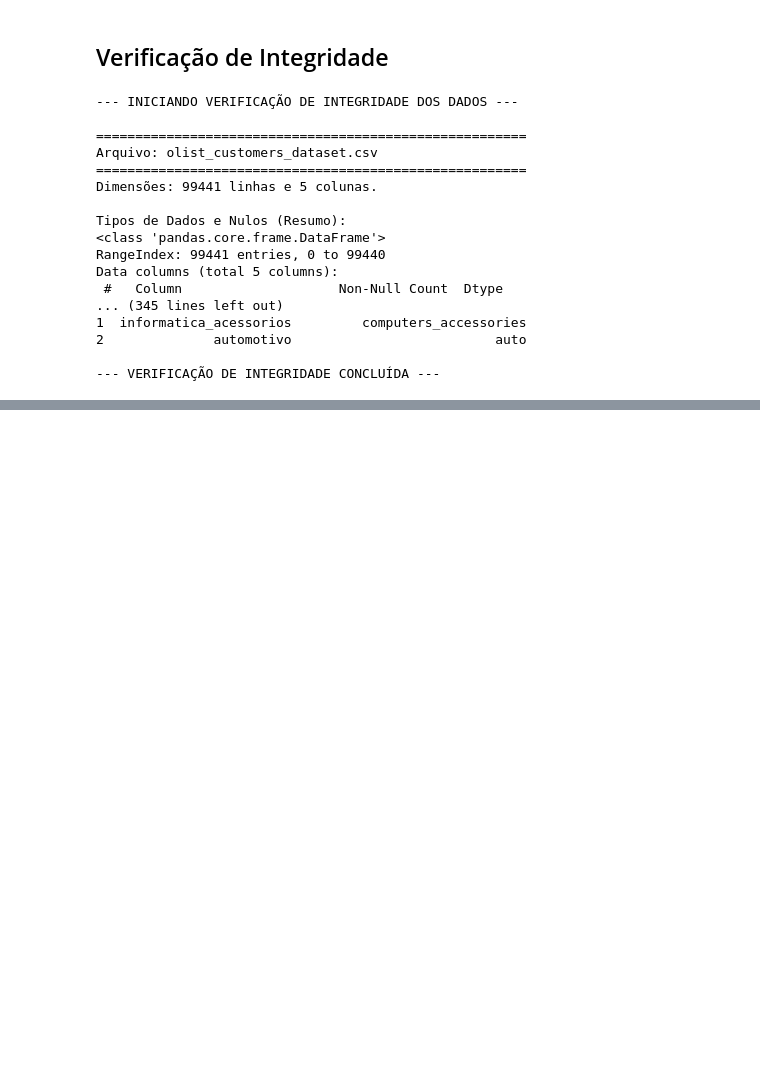
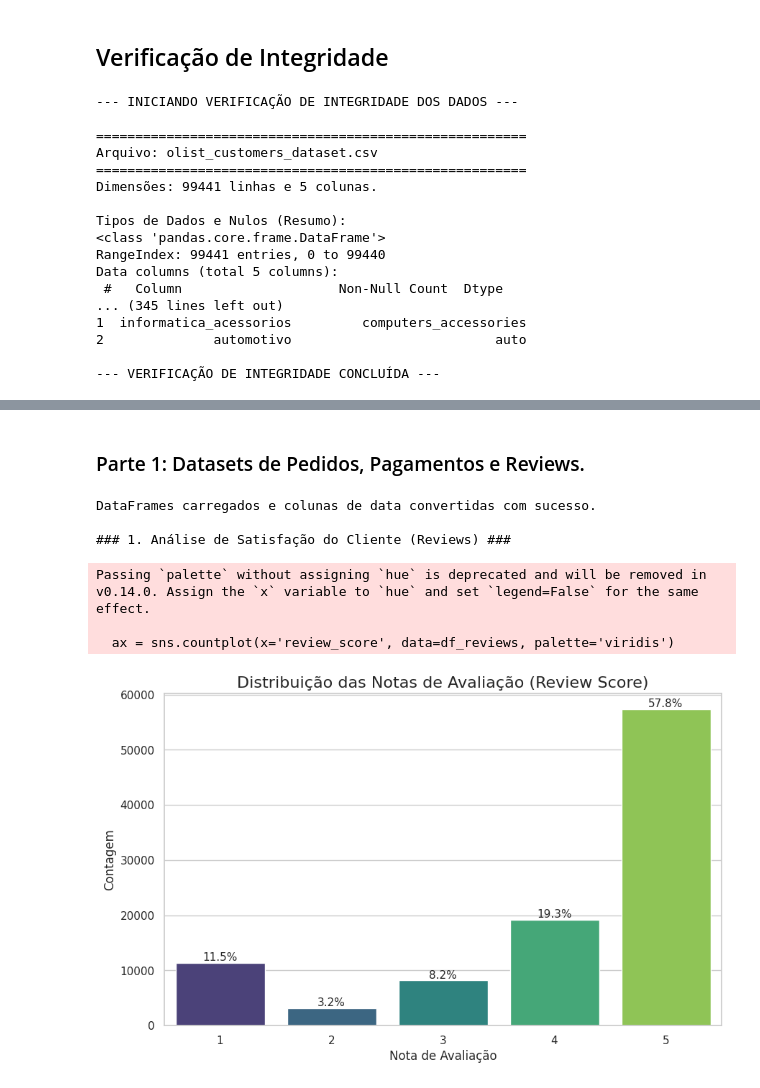
Before and after one commit to neocrz/olist-data-analysis, a Jupyter notebook: notebooks/01-data-understanding.ipynb, the cells around one changed output, grey strips where cells are left out. Cells and saved outputs as stored; diff of their text form; code cells hidden in the pictures; blank space fills up the shorter version.

```diff
--- a/notebooks/01-data-understanding.ipynb
+++ b/notebooks/01-data-understanding.ipynb
@@ -126,0 +146,47 @@ Iremos considerar a média de todas as coordenadas de determinado CEP para repre
+# %% [markdown]
+### Parte 1: Datasets de Pedidos, Pagamentos e Reviews.
+# %%
+sns.set_theme(style="whitegrid")
+
+try:
+    df_reviews = pd.read_csv(os.path.join(RAW_DATA_PATH, 'olist_order_reviews_dataset.csv'))
+    df_payments = pd.read_csv(os.path.join(RAW_DATA_PATH, 'olist_order_payments_dataset.csv'))
+    df_orders = pd.read_csv(os.path.join(RAW_DATA_PATH, 'olist_orders_dataset.csv'))
+
+    # Conversão de tipos de dados
+    date_columns = [
+        'order_purchase_timestamp', 'order_approved_at',
+        'order_delivered_carrier_date', 'order_delivered_customer_date',
+        'order_estimated_delivery_date'
+    ]
+    for col in date_columns:
+        df_orders[col] = pd.to_datetime(df_orders[col], errors='coerce') # 'coerce' transforma erros em NaT
+
+    print("DataFrames carregados e colunas de data convertidas com sucesso.")
+except FileNotFoundError as e:
+    print(f"Erro ao carregar arquivos: {e}. Verifique o caminho e os nomes dos arquivos.")
+
+
+print("\n### 1. Análise de Satisfação do Cliente (Reviews) ###")
+
+plt.figure(figsize=(10, 6))
+ax = sns.countplot(x='review_score', data=df_reviews, palette='viridis')
+ax.set_title('Distribuição das Notas de Avaliação (Review Score)', fontsize=16)
+ax.set_xlabel('Nota de Avaliação', fontsize=12)
+ax.set_ylabel('Contagem', fontsize=12)
+# percentual em cima das barras
+total = len(df_reviews)
+for p in ax.patches:
+    percentage = f'{(p.get_height()/total)*100:.1f}%'
+    x = p.get_x() + p.get_width() / 2
+    y = p.get_height()
+    ax.annotate(percentage, (x, y), ha='center', va='bottom', fontsize=11)
+plt.show()
+# %% [output]
+DataFrames carregados e colunas de data convertidas com sucesso.
+
+### 1. Análise de Satisfação do Cliente (Reviews) ###
+Passing `palette` without assigning `hue` is deprecated and will be removed in v0.14.0. Assign the `x` variable to `hue` and set `legend=False` for the same effect.
+
+  ax = sns.countplot(x='review_score', data=df_reviews, palette='viridis')
+[figure, added]
```
Also changed, not shown: parts of 9 cells of this notebook.
